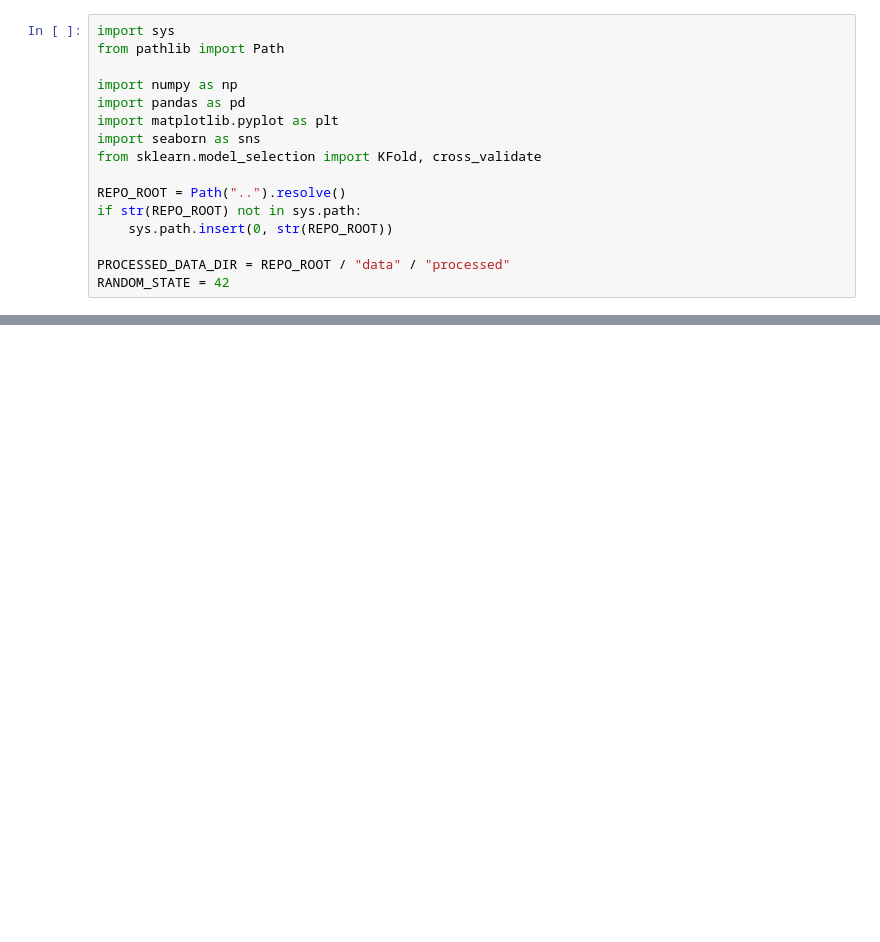
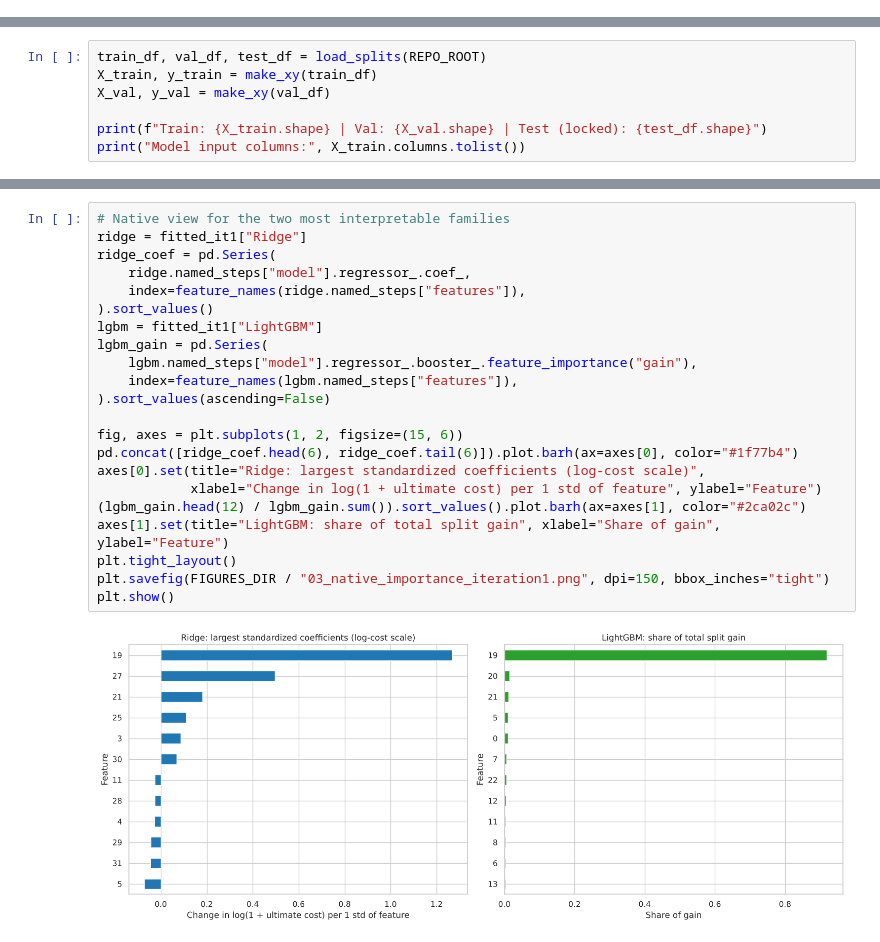
Before and after one commit to coredium98/insy674-group-project, a Jupyter notebook: notebooks/03_compare_models.ipynb, the cells around one changed output, grey strips where cells are left out. Cells and saved outputs as stored; diff of their text form; blank space fills up the shorter version.

Commit message:
Add model comparison notebook (03) and shared modeling helpers
Co-Authored-By: Claude Opus 5.5 <noreply@anthropic.com>
Claude-Session: https://claude.ai/code/session_01GuaD84rTUdT52VfwkELK1v

```diff
--- a/notebooks/03_compare_models.ipynb
+++ b/notebooks/03_compare_models.ipynb
@@ -11,16 +0,0 @@ This notebook covers the model comparison section of the INSY 674 rubric:
-# %%
-import sys
-from pathlib import Path
-
-import numpy as np
-import pandas as pd
-import matplotlib.pyplot as plt
-import seaborn as sns
-from sklearn.model_selection import KFold, cross_validate
-
-REPO_ROOT = Path("..").resolve()
-if str(REPO_ROOT) not in sys.path:
-    sys.path.insert(0, str(REPO_ROOT))
-
-PROCESSED_DATA_DIR = REPO_ROOT / "data" / "processed"
-RANDOM_STATE = 42
@@ -45,0 +82,7 @@ Per the rubric checklist:
+# %%
+train_df, val_df, test_df = load_splits(REPO_ROOT)
+X_train, y_train = make_xy(train_df)
+X_val, y_val = make_xy(val_df)
+
+print(f"Train: {X_train.shape} | Val: {X_val.shape} | Test (locked): {test_df.shape}")
+print("Model input columns:", X_train.columns.tolist())
@@ -45,0 +357,24 @@ Per the rubric checklist:
+# %%
+# Native view for the two most interpretable families
+ridge = fitted_it1["Ridge"]
+ridge_coef = pd.Series(
+    ridge.named_steps["model"].regressor_.coef_,
+    index=feature_names(ridge.named_steps["features"]),
+).sort_values()
+lgbm = fitted_it1["LightGBM"]
+lgbm_gain = pd.Series(
+    lgbm.named_steps["model"].regressor_.booster_.feature_importance("gain"),
+    index=feature_names(lgbm.named_steps["features"]),
+).sort_values(ascending=False)
+
+fig, axes = plt.subplots(1, 2, figsize=(15, 6))
+pd.concat([ridge_coef.head(6), ridge_coef.tail(6)]).plot.barh(ax=axes[0], color="#1f77b4")
+axes[0].set(title="Ridge: largest standardized coefficients (log-cost scale)",
+            xlabel="Change in log(1 + ultimate cost) per 1 std of feature", ylabel="Feature")
+(lgbm_gain.head(12) / lgbm_gain.sum()).sort_values().plot.barh(ax=axes[1], color="#2ca02c")
+axes[1].set(title="LightGBM: share of total split gain", xlabel="Share of gain", ylabel="Feature")
+plt.tight_layout()
+plt.savefig(FIGURES_DIR / "03_native_importance_iteration1.png", dpi=150, bbox_inches="tight")
+plt.show()
+# %% [output]
+[figure, added]
```
Also changed, not shown: parts of 41 cells of this notebook, 14 other files.
